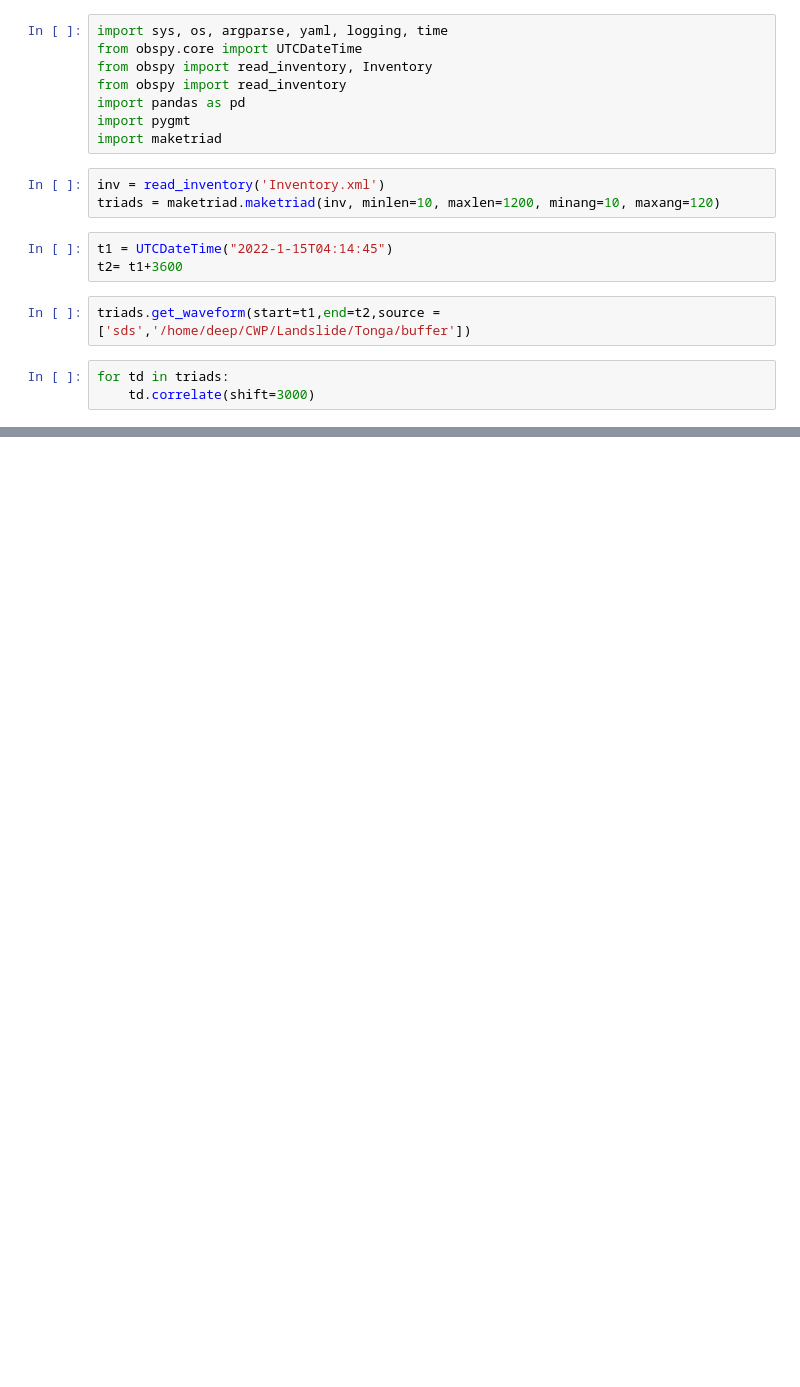
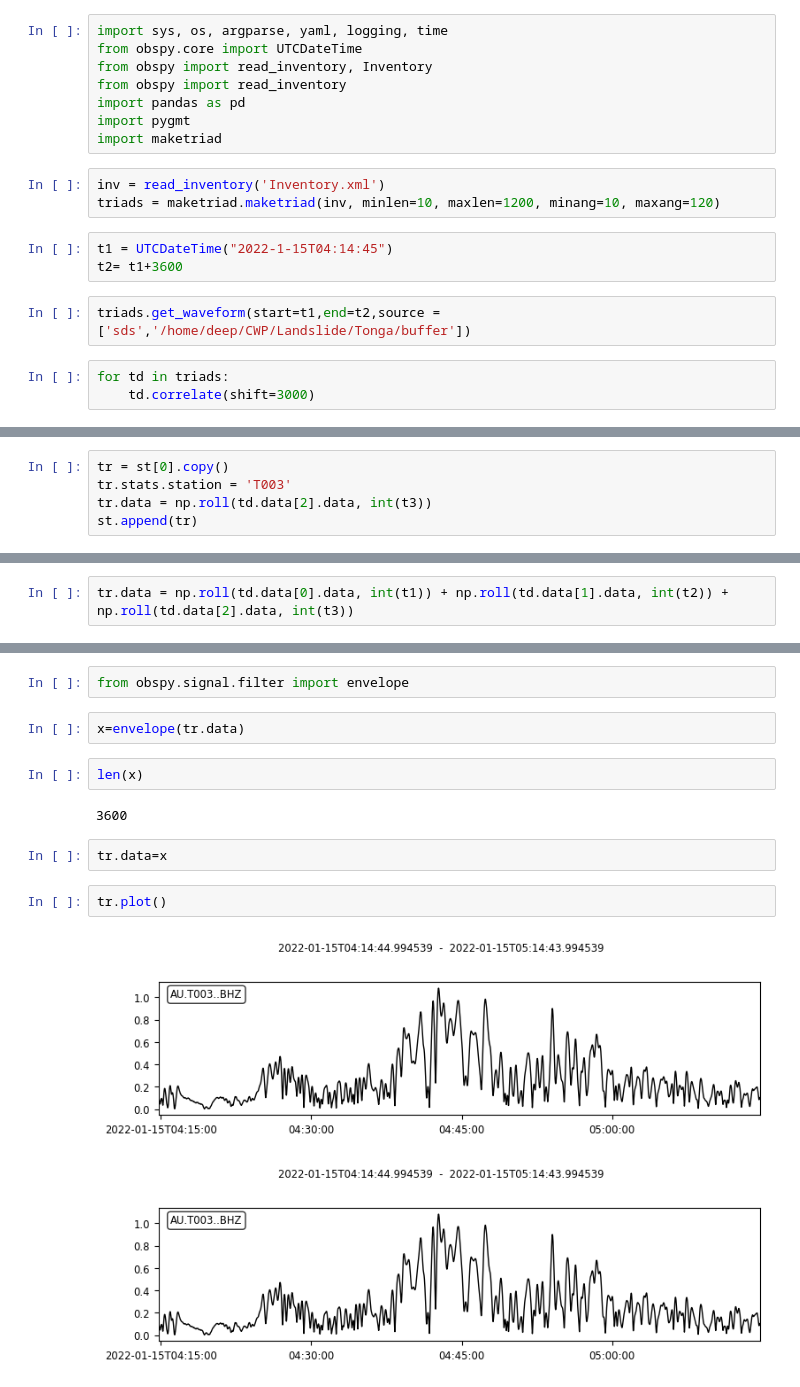
Before and after one commit to deep07004/RTSWED, a Jupyter notebook: Untitled.ipynb, the cells around one changed output, grey strips where cells are left out. Saved outputs shown, nothing was run; the diff lists cells and outputs as text; blank space fills up the shorter version.

```diff
--- a/Untitled.ipynb
+++ b/Untitled.ipynb
@@ -99,0 +68,5 @@ np.arctan2(alpha[0],alpha[1])*180/np.pi
+# %%
+tr = st[0].copy()
+tr.stats.station = 'T003'
+tr.data = np.roll(td.data[2].data, int(t3))
+st.append(tr)
@@ -99,0 +81,2 @@ np.arctan2(alpha[0],alpha[1])*180/np.pi
+# %%
+tr.data = np.roll(td.data[0].data, int(t1)) + np.roll(td.data[1].data, int(t2)) + np.roll(td.data[2].data, int(t3))
@@ -99,0 +91,15 @@ np.arctan2(alpha[0],alpha[1])*180/np.pi
+# %%
+from obspy.signal.filter import envelope
+# %%
+x=envelope(tr.data)
+# %%
+len(x)
+# %% [output]
+3600
+# %%
+tr.data=x
+# %%
+tr.plot()
+# %% [output]
+[figure, added]
+[figure, added]
```
Also changed, not shown: parts of 23 cells of this notebook, 1 other file.
